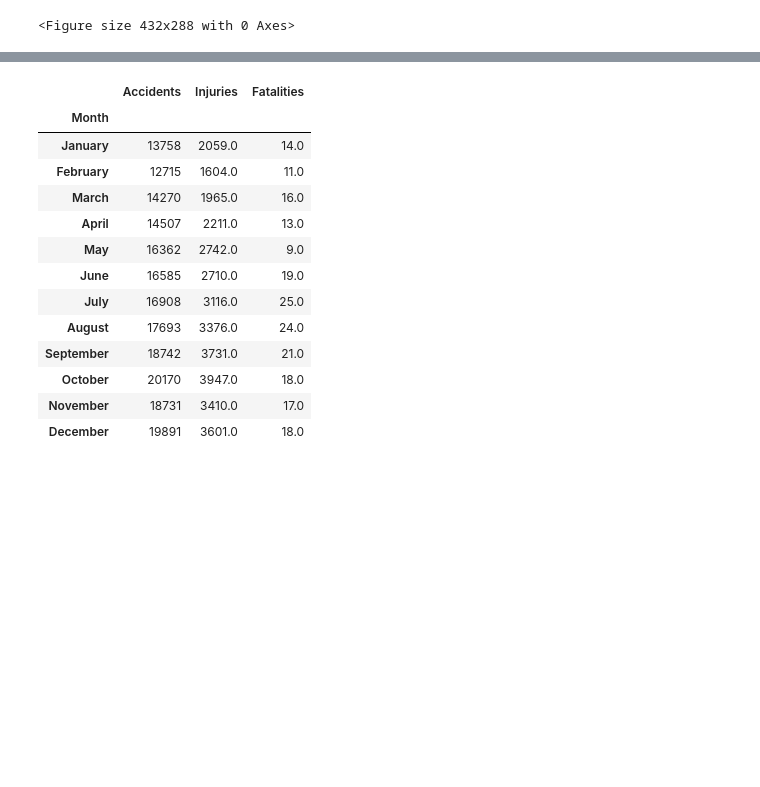
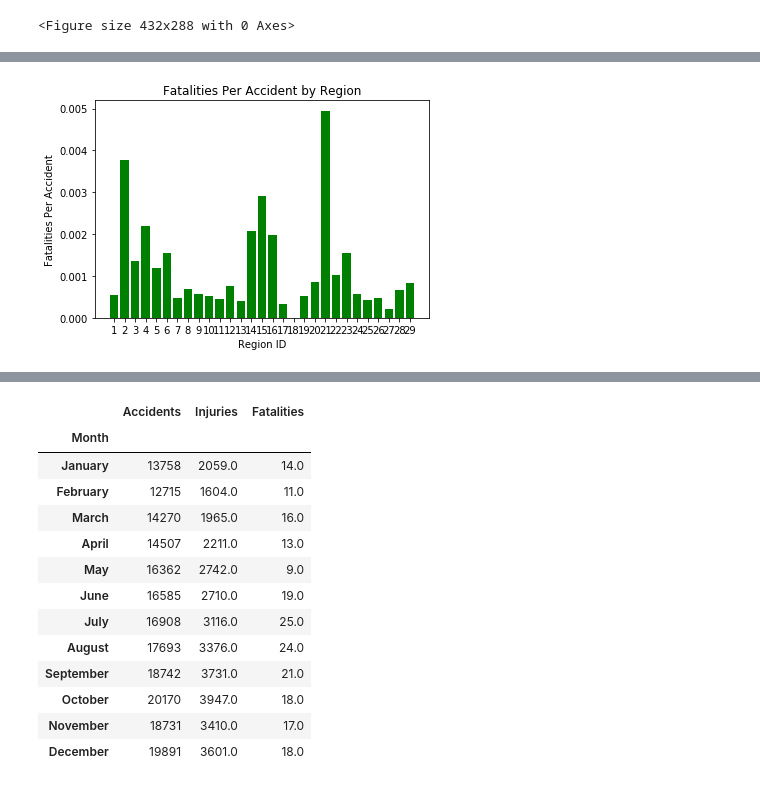
Before and after one commit to emharen/Project-One, a Jupyter notebook: CrashDataGraphs.ipynb, the cells around one changed output, grey strips where cells are left out. Cells and saved outputs as stored; diff of their text form; code cells hidden in the pictures; blank space fills up the shorter version.

```diff
--- a/CrashDataGraphs.ipynb
+++ b/CrashDataGraphs.ipynb
@@ -93,0 +147,12 @@ plt.savefig("Images/Accidents_by_Region")
+# %%
+averagefatalities = zones_df["Fatalities"].mean()
+plt.bar(zones, fatalitiesperaccident, color = "green")
+plt.xticks(zones)
+plt.xlabel("Region ID")
+plt.ylabel("Fatalities Per Accident")
+plt.title("Fatalities Per Accident by Region")
+#plt.hlines(averagefatalities, 0, 29, alpha=.90, linestyle = "--")
+#print(averagefatalities)
+plt.savefig("Images/Fatalities_Per_Accident_by_Region")
+# %% [output]
+[figure, added]
```
Also changed, not shown: parts of 9 cells of this notebook, 6 other files.
